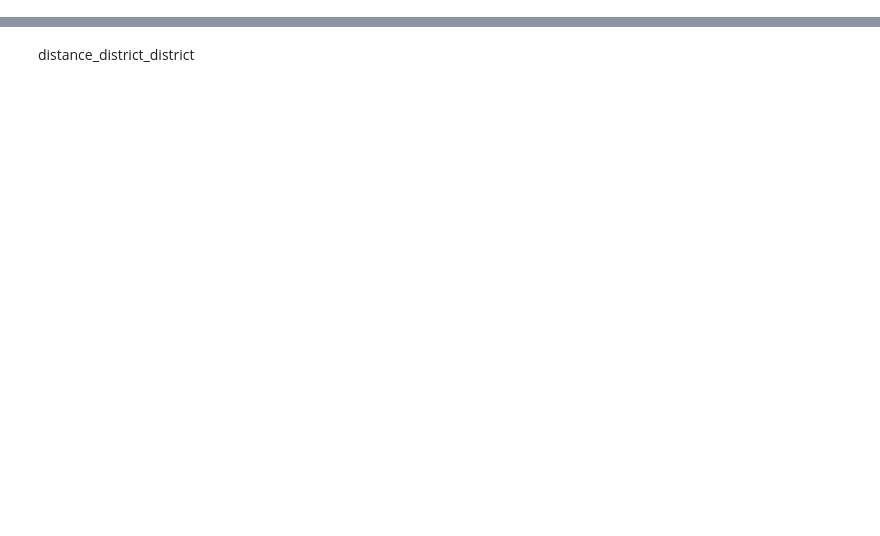
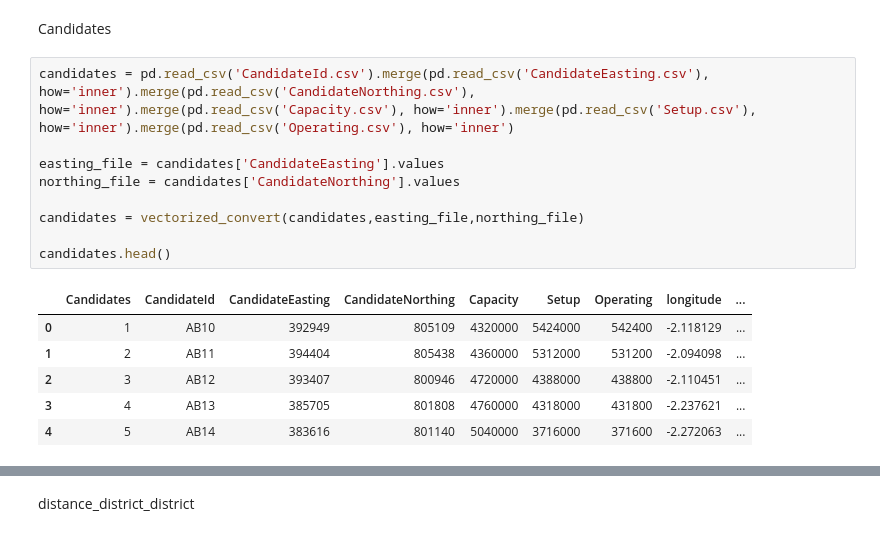
Before and after one commit to nicolastalia/risklog, a Jupyter notebook: assignment_1.ipynb, the cells around one changed output, grey strips where cells are left out. Drawn from its saved outputs; the diff is of its cells as text; blank space fills up the shorter version.

```diff
--- a/assignment_1.ipynb
+++ b/assignment_1.ipynb
@@ -20,0 +51,18 @@ customer_coordinates.head()
+# %% [markdown]
+Candidates
+# %%
+candidates = pd.read_csv('CandidateId.csv').merge(pd.read_csv('CandidateEasting.csv'), how='inner').merge(pd.read_csv('CandidateNorthing.csv'), how='inner').merge(pd.read_csv('Capacity.csv'), how='inner').merge(pd.read_csv('Setup.csv'), how='inner').merge(pd.read_csv('Operating.csv'), how='inner')
+
+easting_file = candidates['CandidateEasting'].values
+northing_file = candidates['CandidateNorthing'].values
+
+candidates = vectorized_convert(candidates,easting_file,northing_file)
+
+candidates.head()
+# %% [output]
+|  | Candidates | CandidateId | CandidateEasting | CandidateNorthing | Capacity | Setup | Operating | longitude | ... |
+| 0 | 1 | AB10 | 392949 | 805109 | 4320000 | 5424000 | 542400 | -2.118129 | ... |
+| 1 | 2 | AB11 | 394404 | 805438 | 4360000 | 5312000 | 531200 | -2.094098 | ... |
+| 2 | 3 | AB12 | 393407 | 800946 | 4720000 | 4388000 | 438800 | -2.110451 | ... |
+| 3 | 4 | AB13 | 385705 | 801808 | 4760000 | 4318000 | 431800 | -2.237621 | ... |
+| 4 | 5 | AB14 | 383616 | 801140 | 5040000 | 3716000 | 371600 | -2.272063 | ... |
```
Also changed, not shown: parts of 35 cells of this notebook.
